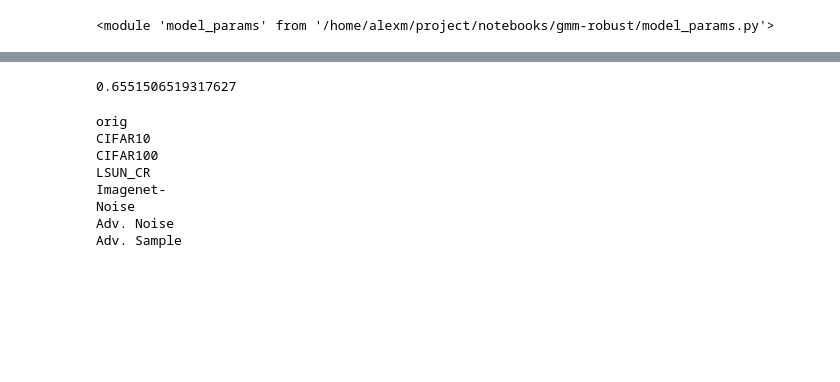
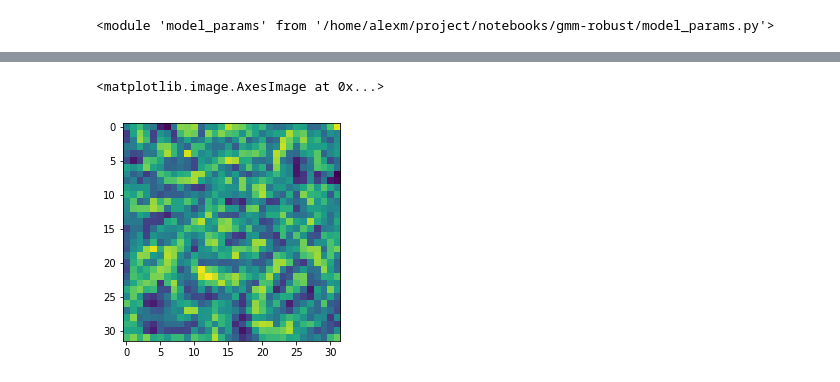
Before and after one commit to AlexMeinke/certified-certain-uncertainty, a Jupyter notebook: GMM-CIFAR10.ipynb, the cells around one changed output, grey strips where cells are left out. Saved outputs shown, nothing was run; the diff lists cells and outputs as text; code cells hidden in the pictures; blank space fills up the shorter version.

```diff
--- a/GMM-CIFAR10.ipynb
+++ b/GMM-CIFAR10.ipynb
@@ -163,16 +154,5 @@ len(df)
-# %%
-df.loc['CIFAR10']
-# %% [output]
-0.6551506519317627
-# %%
-for i in df.index:
-    print(i)
-# %% [output]
-orig
-CIFAR10
-CIFAR100
-LSUN_CR
-Imagenet-
-Noise
-Adv. Noise
-Adv. Sample
+# %%
+model = model.to(device)
+# %%
+seed = enumerate(model_params.loaders[-1][1]).__next__()[1][0].to(device)
+data = adv.gen_adv_noise(model, device, seed)
@@ -178,0 +161,5 @@ Adv. Sample
+# %%
+plt.imshow(data[0][0].cpu())
+# %% [output]
+<matplotlib.image.AxesImage at 0x...>
+[figure, added]
```
Also changed, not shown: parts of 15 cells of this notebook, 17 other files.
